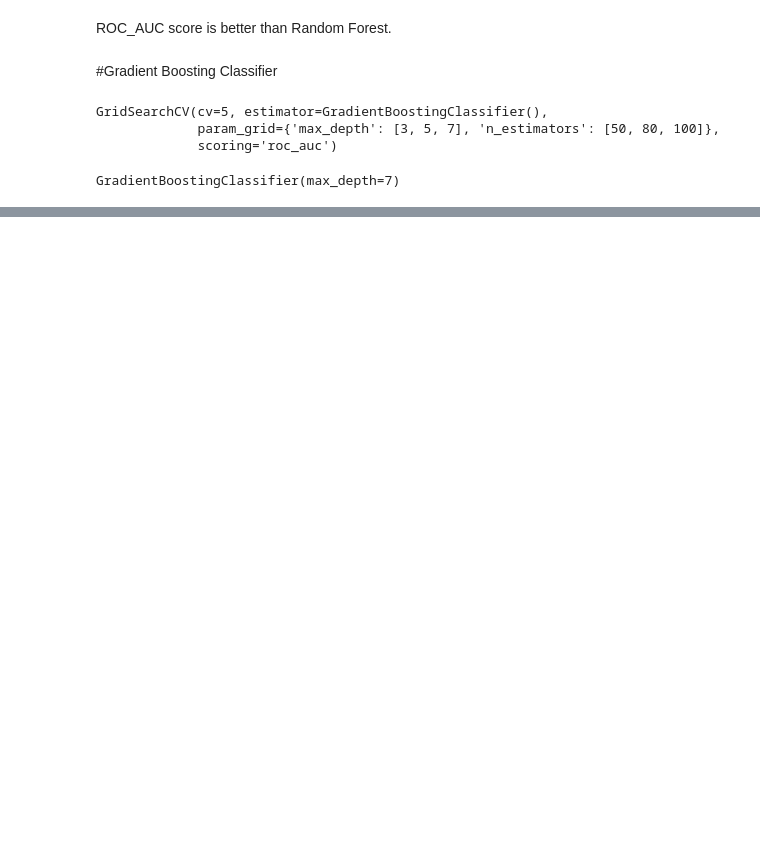
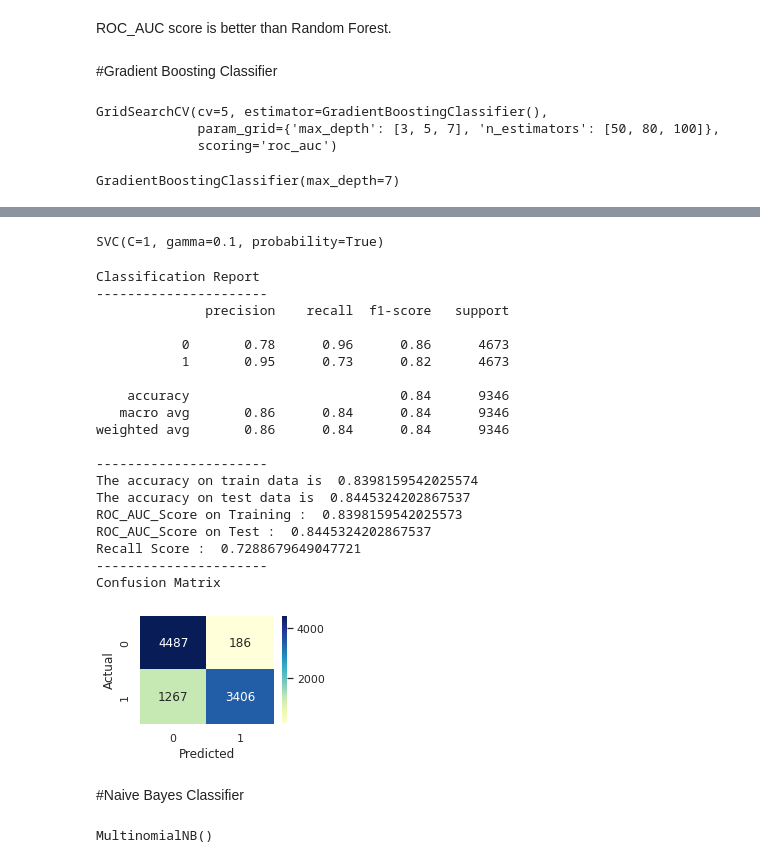
Before and after one commit to keerthibehara/Credit_Card_Default_Prediction_Project, a Jupyter notebook: Credit_Card_Default_Prediction_Behara_Sai_Keerthi_Capstone_Project.ipynb, the cells around one changed output, grey strips where cells are left out. Cells and saved outputs as stored; diff of their text form; code cells hidden in the pictures; blank space fills up the shorter version.

```diff
--- a/Credit_Card_Default_Prediction_Behara_Sai_Keerthi_Capstone_Project.ipynb
+++ b/Credit_Card_Default_Prediction_Behara_Sai_Keerthi_Capstone_Project.ipynb
@@ -687,0 +739,11 @@ Confusion Matrix
+# %%
+#Using SVM Classifier
+svc=SVC(probability=True)
+# defining parameter range
+param_grid = {'C': [0.1, 1],
+              'gamma': [ 0.1, 0.01, 0.001],
+              'kernel': ['rbf']}
+sv = GridSearchCV(svc, param_grid,refit = True,scoring = 'roc_auc', verbose = 3,cv=3)
+# %%
+#Fitting the object
+sv.fit(X_train, Y_train)
@@ -687,0 +774,39 @@ Confusion Matrix
+# %%
+#Predicting the values
+sv_trp =  sv.predict(X_train)
+sv_tep  = sv.predict(X_test)
+# %%
+sv.best_estimator_
+# %% [output]
+SVC(C=1, gamma=0.1, probability=True)
+# %%
+#Using metrics function
+metrics(sv,Y_train,Y_test,sv_trp,sv_tep)
+# %% [output]
+Classification Report
+----------------------
+              precision    recall  f1-score   support
+
+           0       0.78      0.96      0.86      4673
+           1       0.95      0.73      0.82      4673
+
+    accuracy                           0.84      9346
+   macro avg       0.86      0.84      0.84      9346
+weighted avg       0.86      0.84      0.84      9346
+
+----------------------
+The accuracy on train data is  0.8398159542025574
+The accuracy on test data is  0.8445324202867537
+ROC_AUC_Score on Training :  0.8398159542025573
+ROC_AUC_Score on Test :  0.8445324202867537
+Recall Score :  0.7288679649047721
+----------------------
+Confusion Matrix
+[figure, added]
+# %% [markdown]
+#Naive Bayes Classifier
+# %%
+nb = MultinomialNB()
+nb.fit(X_train, Y_train)
+# %% [output]
+MultinomialNB()
```
Also changed, not shown: parts of 27 cells of this notebook.
